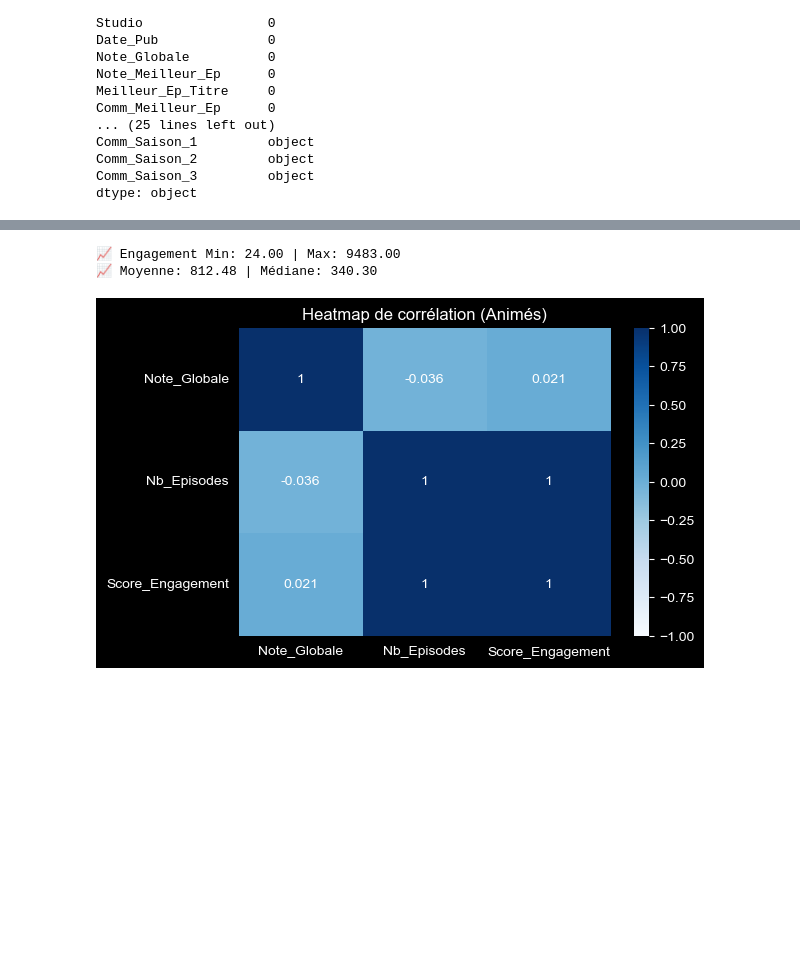
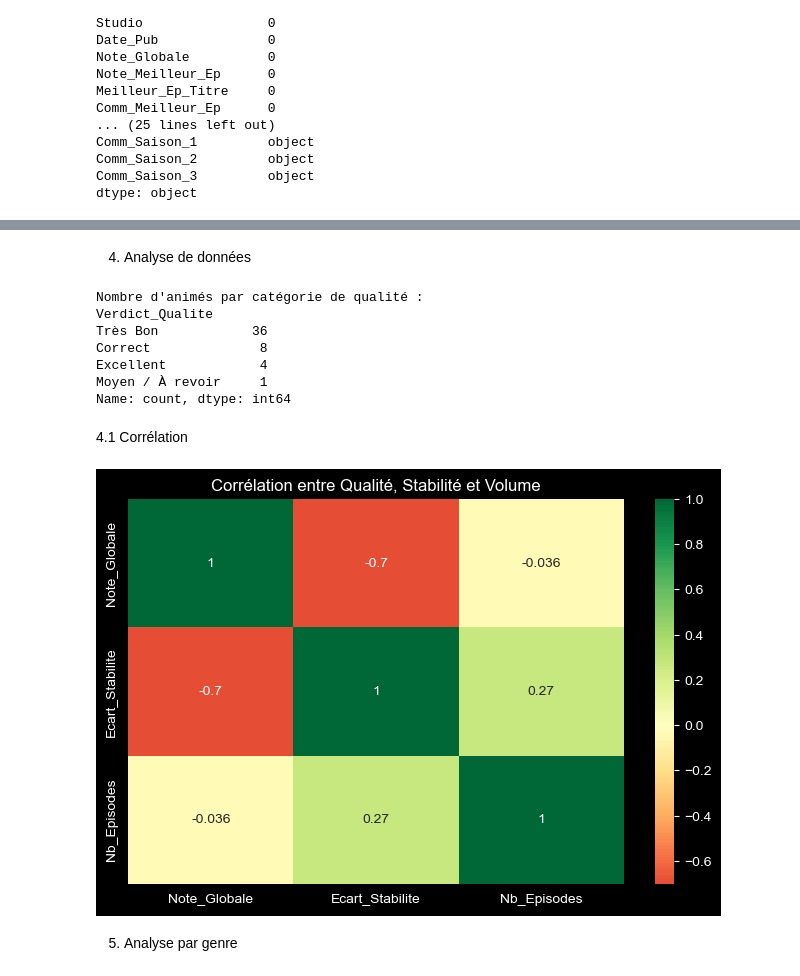
Before and after one commit to nicodjok/Analyse-Animes, a Jupyter notebook: Note animés.ipynb, the cells around one changed output, grey strips where cells are left out. Saved outputs shown, nothing was run; the diff lists cells and outputs as text; code cells hidden in the pictures; blank space fills up the shorter version.

```diff
--- a/Note animés.ipynb
+++ b/Note animés.ipynb
@@ -108,30 +125,50 @@ display(df_clean.head(49))
+# %% [markdown]
+4. Analyse de données
 # %%
-# 5. Analyse Statistique
-# On calcule les statistiques sur Score_Engagement
-score_min = df_clean['Score_Engagement'].min()
-score_max = df_clean['Score_Engagement'].max()
-score_moyenne = df_clean['Score_Engagement'].mean()
-score_mediane = df_clean['Score_Engagement'].median()
+# Résumé mathématique des nouveaux indicateurs
+# On regarde la moyenne, le minimum et le maximum de la performance et de la stabilité
+résumé_stats = df_clean[['Performance_vs_Moyenne', 'Ecart_Stabilite']].describe()
 
-print(f"📈 Engagement Min: {score_min:.2f} | Max: {score_max:.2f}")
-print(f"📈 Moyenne: {score_moyenne:.2f} | Médiane: {score_mediane:.2f}")
+# Comptage des verdicts
+# On veut savoir combien d'animés tombent dans chaque catégorie de qualité
+répartition_qualité = df_clean['Verdict_Qualite'].value_counts()
+
+print("Résumé statistique de la performance et de la stabilité :")
+display(résumé_stats)
+
+print("Nombre d'animés par catégorie de qualité :")
+print(répartition_qualité)
 # %% [output]
-📈 Engagement Min: 24.00 | Max: 9483.00
-📈 Moyenne: 812.48 | Médiane: 340.30
+Nombre d'animés par catégorie de qualité :
+Verdict_Qualite
+Très Bon            36
+Correct              8
+Excellent            4
+Moyen / À revoir     1
+Name: count, dtype: int64
+# %% [markdown]
+4.1 Corrélation
 # %%
-# 1. On sort les outils de dessin de la boîte
+# On importe les outils nécessaires pour cette cellule
 import matplotlib.pyplot as plt
 import seaborn as sns
+%matplotlib inline
 
-# 2. On regarde les liens entre les colonnes
-correlation = df_clean[['Note_Globale', 'Nb_Episodes', 'Score_Engagement']].corr()
-display(correlation)
+# 1. On sélectionne nos colonnes de qualité
+colonnes_qualité = df_clean[['Note_Globale', 'Ecart_Stabilite', 'Nb_Episodes']]
 
-# 3. On crée la Heatmap
-plt.figure(figsize=(6, 4))
-sns.heatmap(correlation, annot=True, cmap='Blues', vmin=-1, vmax=1)
-plt.title("Heatmap de corrélation (Animés)")
+# 2. On calcule la matrice de corrélation
+matrice_corr = colonnes_qualité.corr()
+
+# 3. On affiche le visuel
+plt.figure(figsize=(8, 5))
+sns.heatmap(matrice_corr, annot=True, cmap='RdYlGn', center=0)
+plt.title("Corrélation entre Qualité, Stabilité et Volume")
+
+# 4. On force l'affichage
 plt.show()
 # %% [output]
-[figure, old version]
+[figure, new version]
+# %% [markdown]
+5. Analyse par genre
 # %%
```
Also changed, not shown: parts of 10 cells of this notebook.
